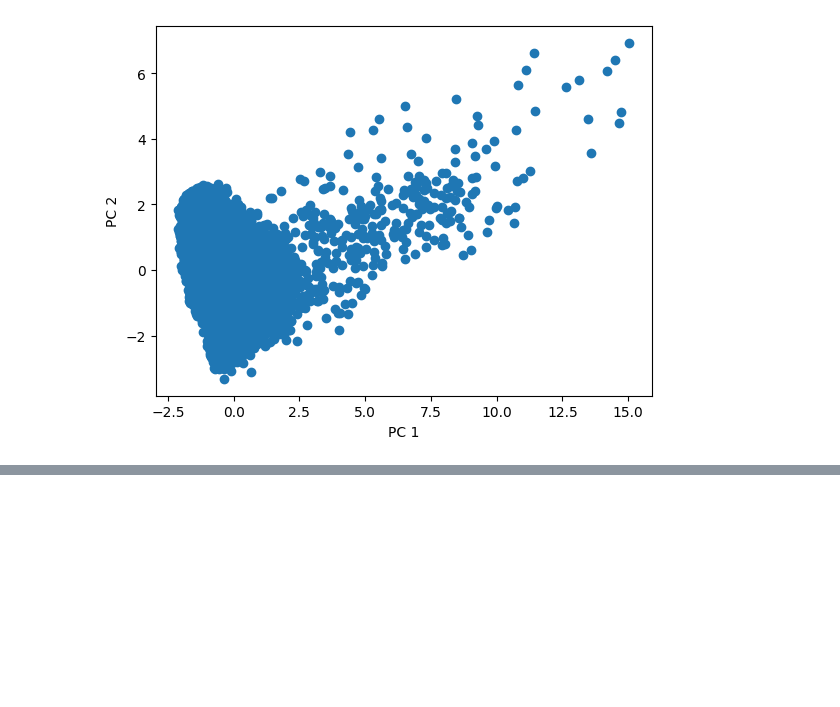
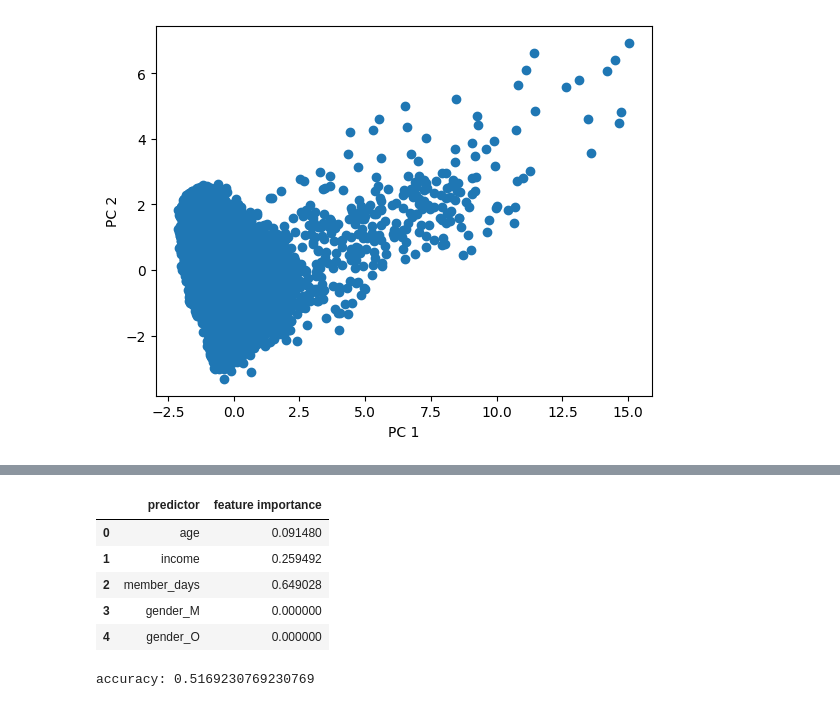
Before and after one commit to CLIUKELLY/Starbucks-Customer-Analysis, a Jupyter notebook: INSY662_project.ipynb, the cells around one changed output, grey strips where cells are left out. Cells and saved outputs as stored; diff of their text form; code cells hidden in the pictures; blank space fills up the shorter version.

```diff
--- a/INSY662_project.ipynb
+++ b/INSY662_project.ipynb
@@ -421,0 +495,18 @@ See the caveats in the documentation: https://pandas.pydata.org/pandas-docs/stab
+# %%
+# Feature importance
+display(pd.DataFrame(list(zip(X.columns,model.feature_importances_)), columns = ['predictor','feature importance']))
+
+# Make prediction and evaluate accuracy
+y_test_pred = model.predict(X_test_std)
+
+from sklearn.metrics import accuracy_score
+print("accuracy:", accuracy_score(y_test, y_test_pred))
+# accuracy: 51.7%
+# %% [output]
+|  | predictor | feature importance |
+| 0 | age | 0.091480 |
+| 1 | income | 0.259492 |
+| 2 | member_days | 0.649028 |
+| 3 | gender_M | 0.000000 |
+| 4 | gender_O | 0.000000 |
+accuracy: 0.5169230769230769
```
Also changed, not shown: parts of 17 cells of this notebook, 1 other file.
